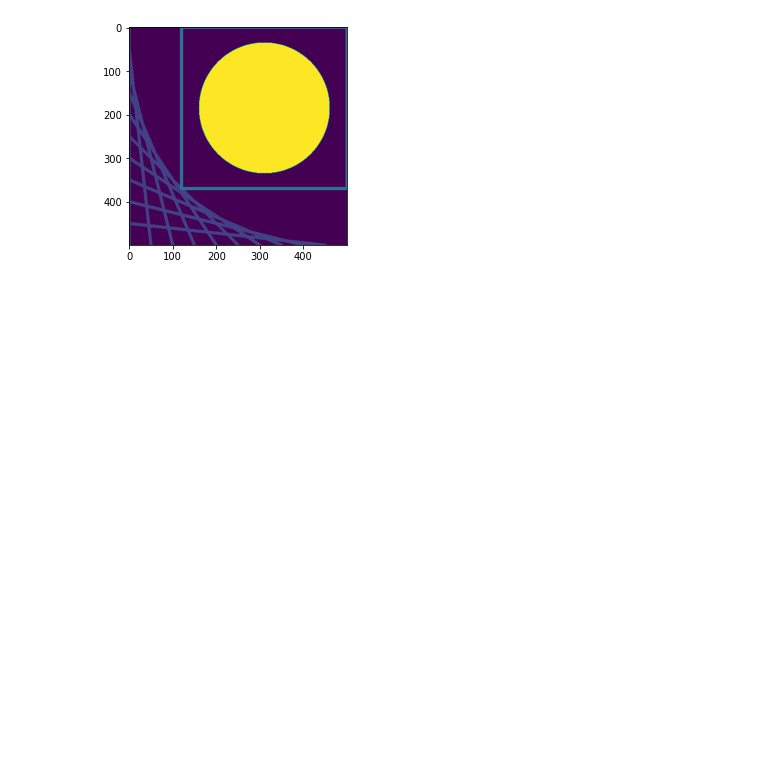
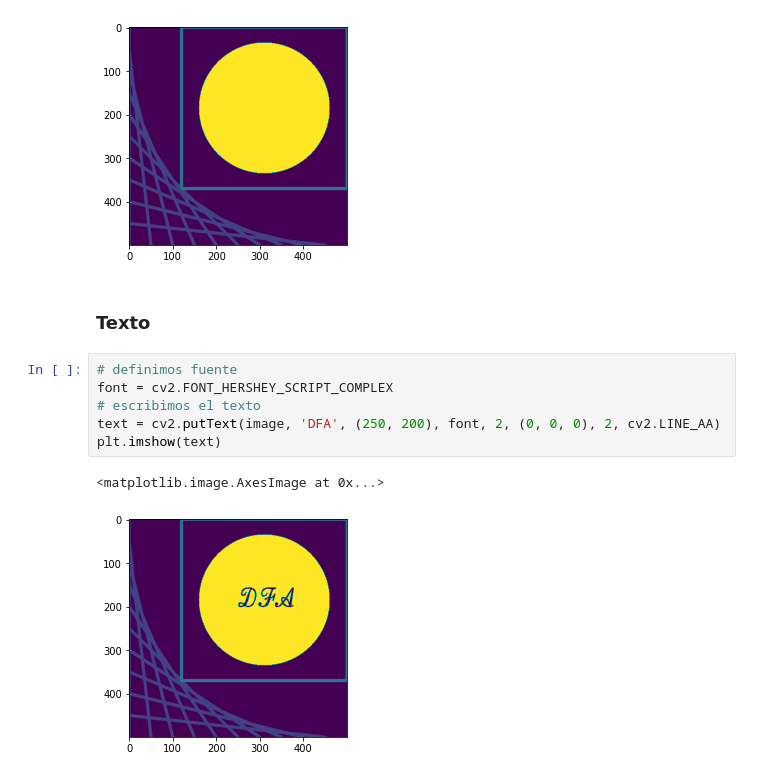
Before and after one commit to danielfrgs/2022_1-RECONOCIMIENTO-PATRONES, a Jupyter notebook: Practicas/P2/representacion_imagen.ipynb, the cells around one changed output. Drawn from its saved outputs; the diff is of its cells as text; blank space fills up the shorter version.

```diff
--- a/Practicas/P2/representacion_imagen.ipynb
+++ b/Practicas/P2/representacion_imagen.ipynb
@@ -190,3 +190,14 @@ plt.imshow(image)
 # %% [output]
 <matplotlib.image.AxesImage at 0x...>
 [figure]
+# %% [markdown]
+### Texto
+# %%
+# definimos fuente
+font = cv2.FONT_HERSHEY_SCRIPT_COMPLEX
+# escribimos el texto
+text = cv2.putText(image, 'DFA', (250, 200), font, 2, (0, 0, 0), 2, cv2.LINE_AA)
+plt.imshow(text)
+# %% [output]
+<matplotlib.image.AxesImage at 0x...>
+[figure, added]
```
Also changed, not shown: 1 other file.
